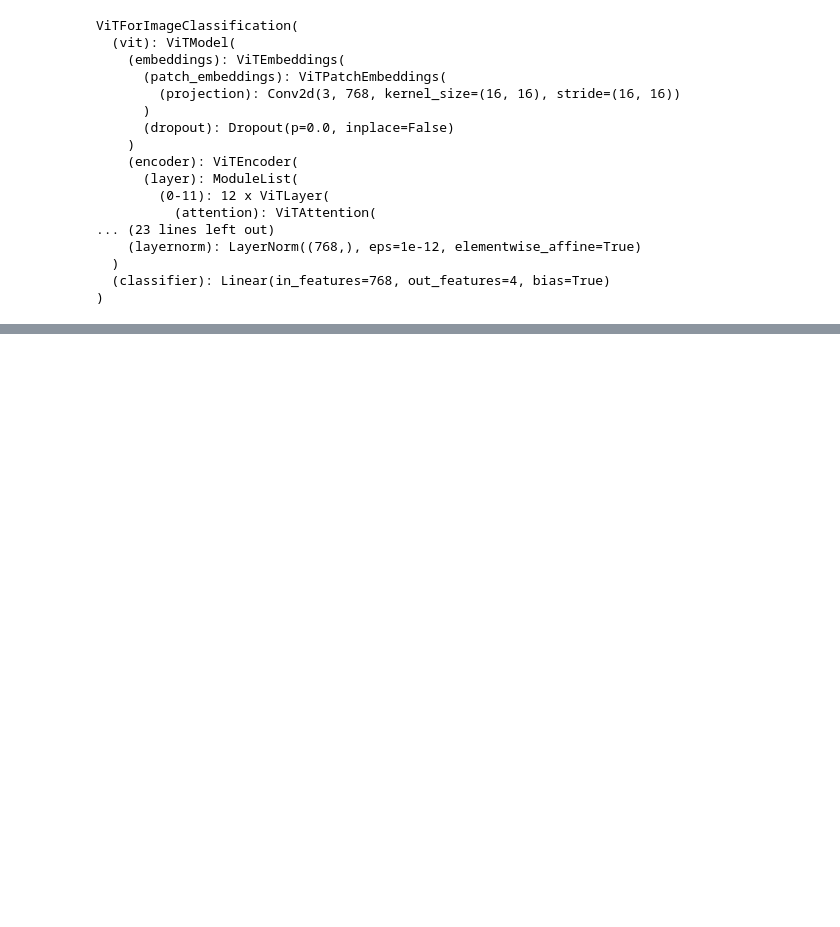
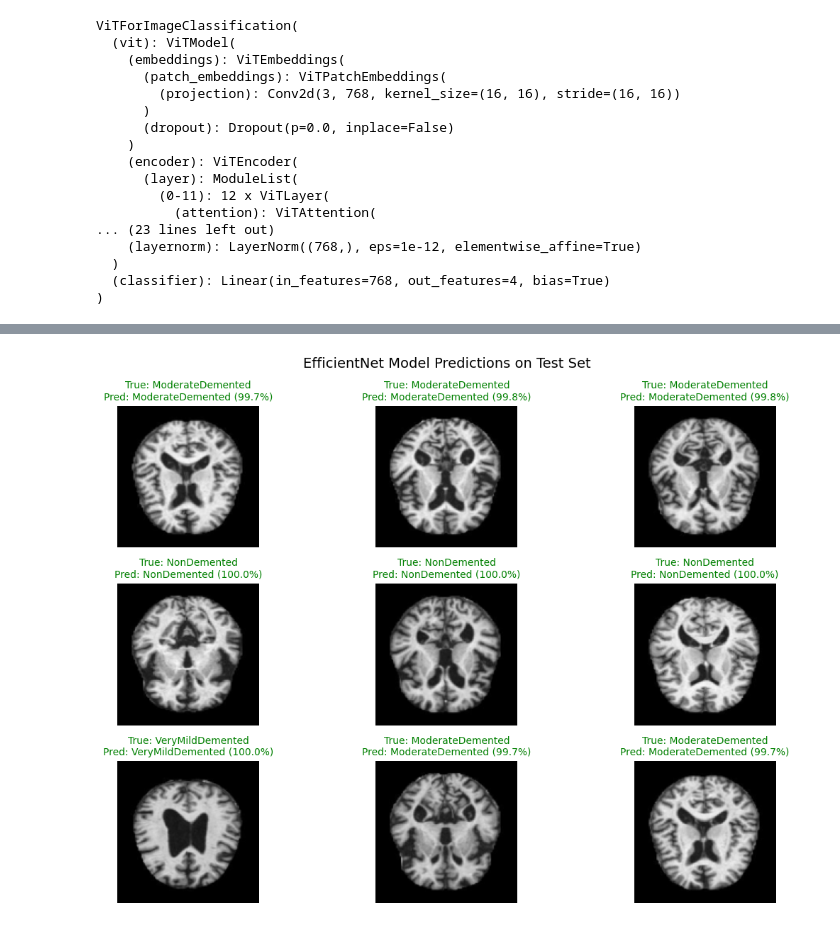
Before and after one commit to ganeevsinghs/184a-AD-Project, a Jupyter notebook: demo.ipynb, the cells around one changed output, grey strips where cells are left out. Drawn from its saved outputs; the diff is of its cells as text; code cells hidden in the pictures; blank space fills up the shorter version.

```diff
--- a/demo.ipynb
+++ b/demo.ipynb
@@ -244,9 +254,10 @@ ViTForImageClassification(
 # %%
 from transformers import EfficientNetForImageClassification, EfficientNetImageProcessor
 
-# Load the saved EfficientNet model (use relative path from project folder)
+# Load the saved EfficientNet model
 efficientnet_model = EfficientNetForImageClassification.from_pretrained("./effnet-best")
-efficientnet_processor = EfficientNetImageProcessor.from_pretrained("./effnet-best")
+# Load processor from
+efficientnet_processor = EfficientNetImageProcessor.from_pretrained("google/efficientnet-b0")
 
 # Move to GPU if available
 device = torch.device('cuda' if torch.cuda.is_available() else 'cpu')
@@ -354,0 +335,49 @@ plt.show()
+# %%
+import matplotlib.pyplot as plt
+import random
+import torch.nn.functional as F
+
+# Get some random samples from the test set
+num_samples = 9
+indices = random.sample(range(len(test_dataset)), num_samples)
+
+# Class names
+class_names = full_dataset.classes
+
+fig, axes = plt.subplots(3, 3, figsize=(12, 8))
+axes = axes.flatten()
+
+for i, idx in enumerate(indices):
+    # Get image and true label
+    image, true_label = test_dataset[idx]
+
+    # Prepare image for model
+    inputs = efficientnet_processor(images=image, return_tensors="pt").to(device)
+
+    # Make prediction
+    with torch.no_grad():
+        outputs = efficientnet_model(**inputs)
+        # Get probabilities using softmax
+        probs = F.softmax(outputs.logits, dim=-1)
+        confidence, predicted_class = probs.max(-1)
+        confidence = confidence.item() * 100  # Convert to percentage
+        predicted_class = predicted_class.item()
+
+    # Get class names
+    true_class = class_names[true_label]
+    pred_class = class_names[predicted_class]
+
+    # Display
+    axes[i].imshow(image)
+    axes[i].axis('off')
+
+    # Color code: green if correct, red if wrong
+    color = 'green' if true_label == predicted_class else 'red'
+    # Set title and caption stuff
+    axes[i].set_title(f"True: {true_class}\nPred: {pred_class} ({confidence:.1f}%)", color=color, fontsize=10)
+
+plt.suptitle("EfficientNet Model Predictions on Test Set", fontsize=14)
+plt.tight_layout()
+plt.show()
+# %% [output]
+[figure, added]
```
Also changed, not shown: parts of 5 cells of this notebook.
